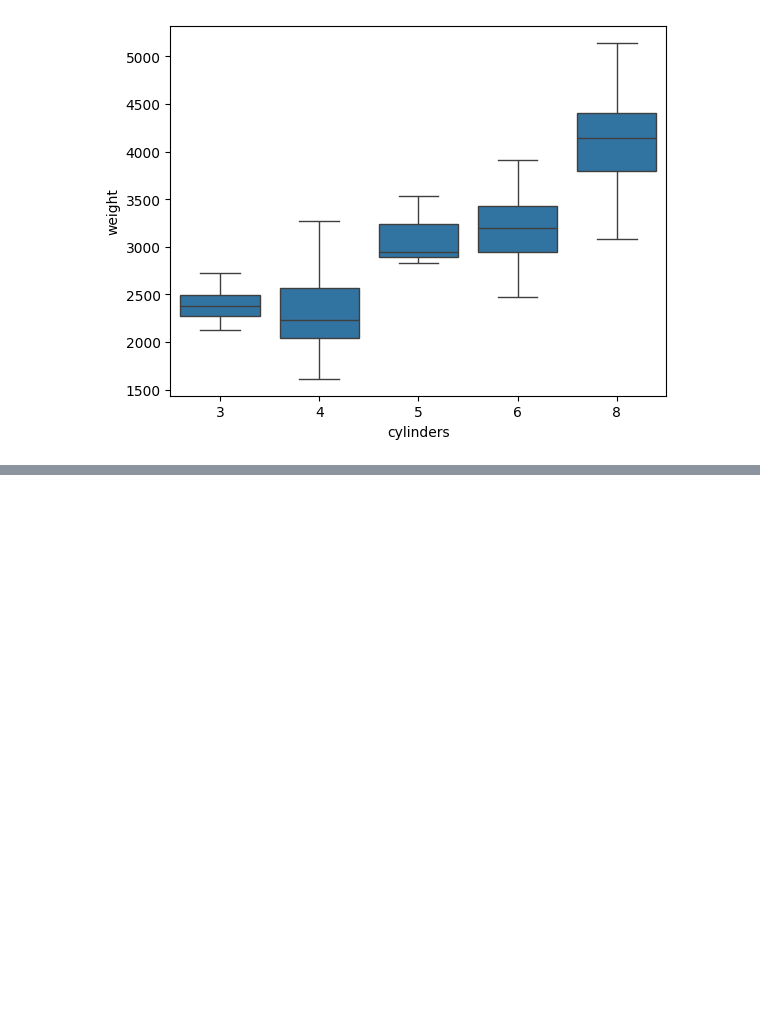
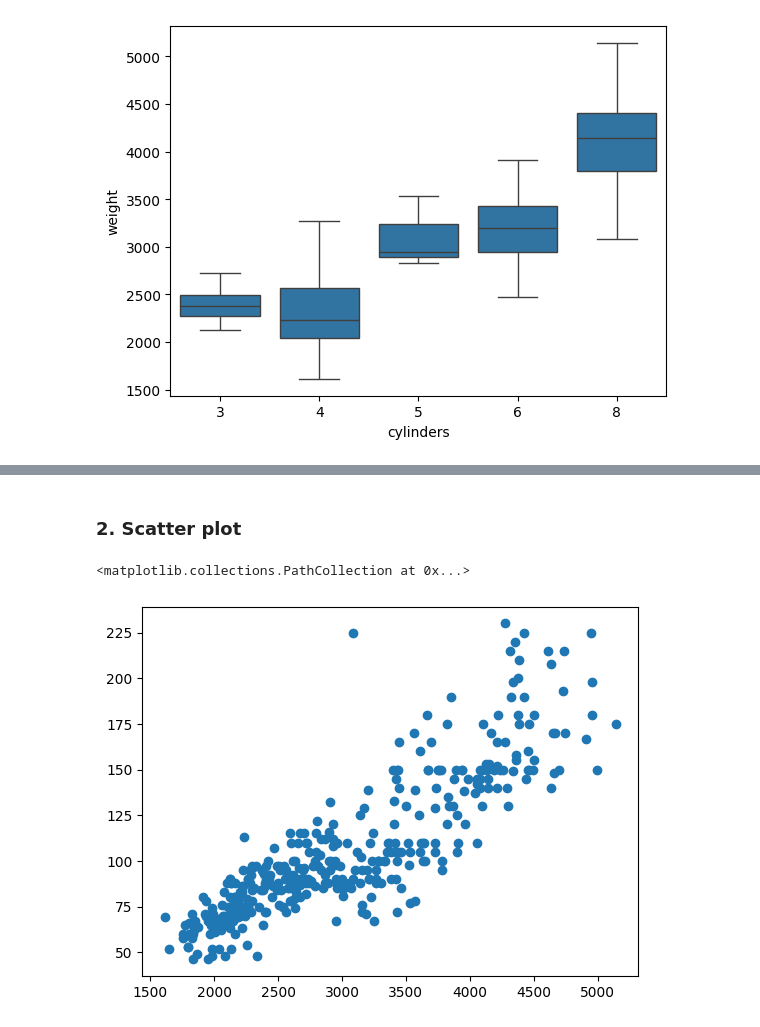
Before and after one commit to rohanpashikanti/Data_Analytics, a Jupyter notebook: Lab_2.ipynb, the cells around one changed output, grey strips where cells are left out. Saved outputs shown, nothing was run; the diff lists cells and outputs as text; code cells hidden in the pictures; blank space fills up the shorter version.

```diff
--- a/Lab_2.ipynb
+++ b/Lab_2.ipynb
@@ -304,0 +389,8 @@ sns.boxplot(x="cylinders", y="weight", data=ab)
+# %% [markdown]
+### 2. Scatter plot
+# %%
+
+plt.scatter(x,y)
+# %% [output]
+<matplotlib.collections.PathCollection at 0x...>
+[figure, added]
```
Also changed, not shown: parts of 37 cells of this notebook.
